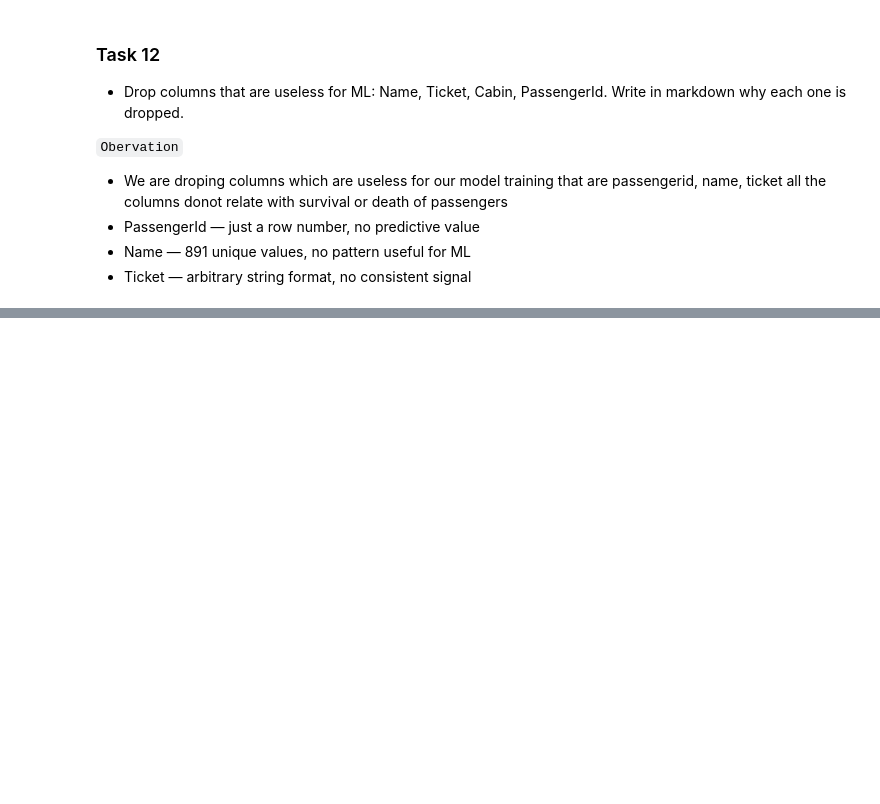
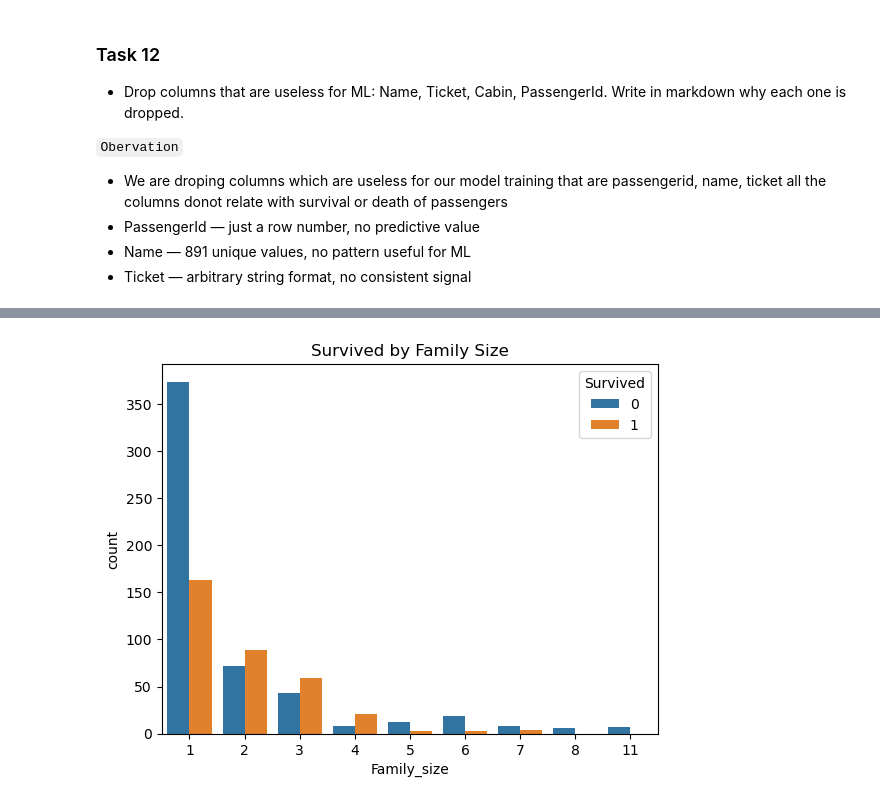
Before and after one commit to NamanTech04/ml-field-notes, a Jupyter notebook: data-analysis/02_titanic/titanic_eda.ipynb, the cells around one changed output, grey strips where cells are left out. Drawn from its saved outputs; the diff is of its cells as text; code cells hidden in the pictures; blank space fills up the shorter version.

```diff
--- a/data-analysis/02_titanic/titanic_eda.ipynb
+++ b/data-analysis/02_titanic/titanic_eda.ipynb
@@ -380,0 +395,2 @@ df.drop(['PassengerId', 'Name', 'Ticket'], axis=1)
+# %%
+df['Family_size'] = df['SibSp'] + df['Parch'] + 1
@@ -380,0 +425,6 @@ df.drop(['PassengerId', 'Name', 'Ticket'], axis=1)
+# %%
+sns.countplot(df, x= 'Family_size',hue='Survived')
+plt.title('Survived by Family Size')
+plt.show()
+# %% [output]
+[figure, added]
```
Also changed, not shown: parts of 8 cells of this notebook.
